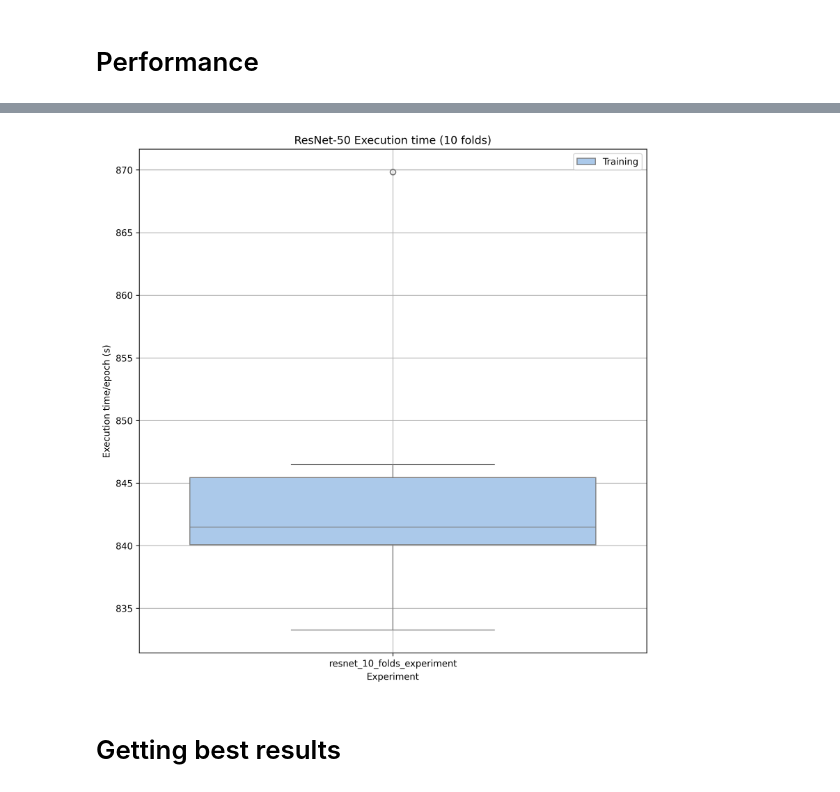
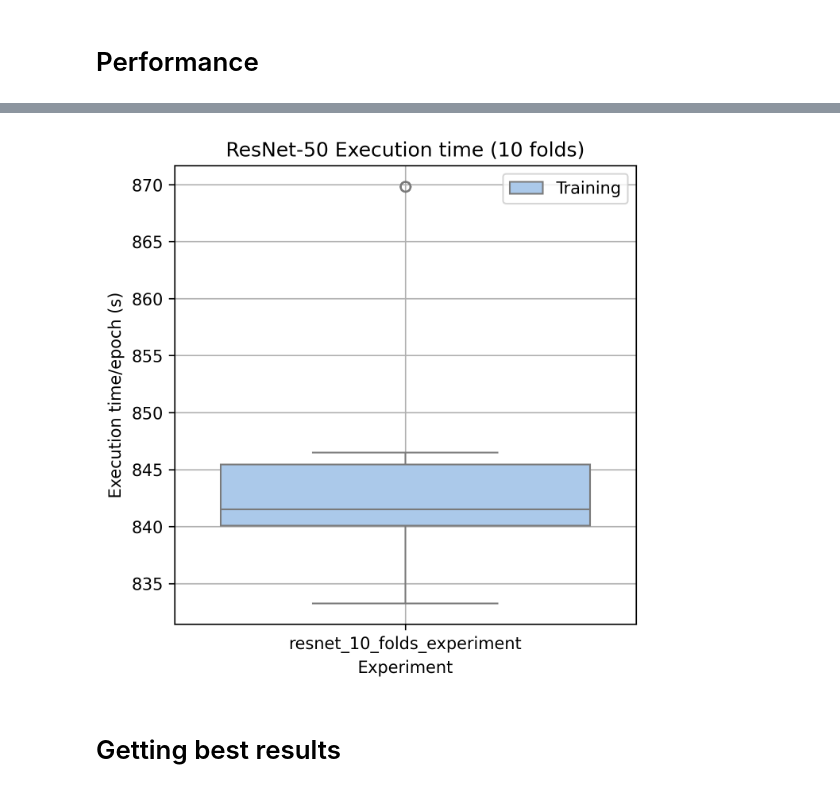
Before and after one commit to dancps/masters_project, a Jupyter notebook: playground/analyse_results.ipynb, the cells around one changed output, grey strips where cells are left out. Drawn from its saved outputs; the diff is of its cells as text; code cells hidden in the pictures.

```diff
--- a/playground/analyse_results.ipynb
+++ b/playground/analyse_results.ipynb
@@ -433,14 +433,14 @@ plt.savefig("imgs/armnet_10_folds_exec_time_box.png", bbox_inches='tight')
 # %%
-plt.figure(dpi=300, figsize=(10, 10))
+plt.figure(dpi=300, figsize=(5,5))
 sns.boxplot(data=df_r_10f, x="experiment_name", y="duration", color=colors[0], label="Training")
 plt.grid()
 plt.title("ResNet-50 Execution time (10 folds)")
 plt.xlabel("Experiment")
 plt.ylabel("Execution time/epoch (s)")
 plt.savefig("imgs/resnet_10_folds_exec_time_box.png", bbox_inches='tight')
 # plt.close()
 # %% [output]
-[figure, old version]
+[figure, new version]
 # %% [markdown]
 # Getting best results
 # %%
```
Also changed, not shown: parts of 1 cell of this notebook.
